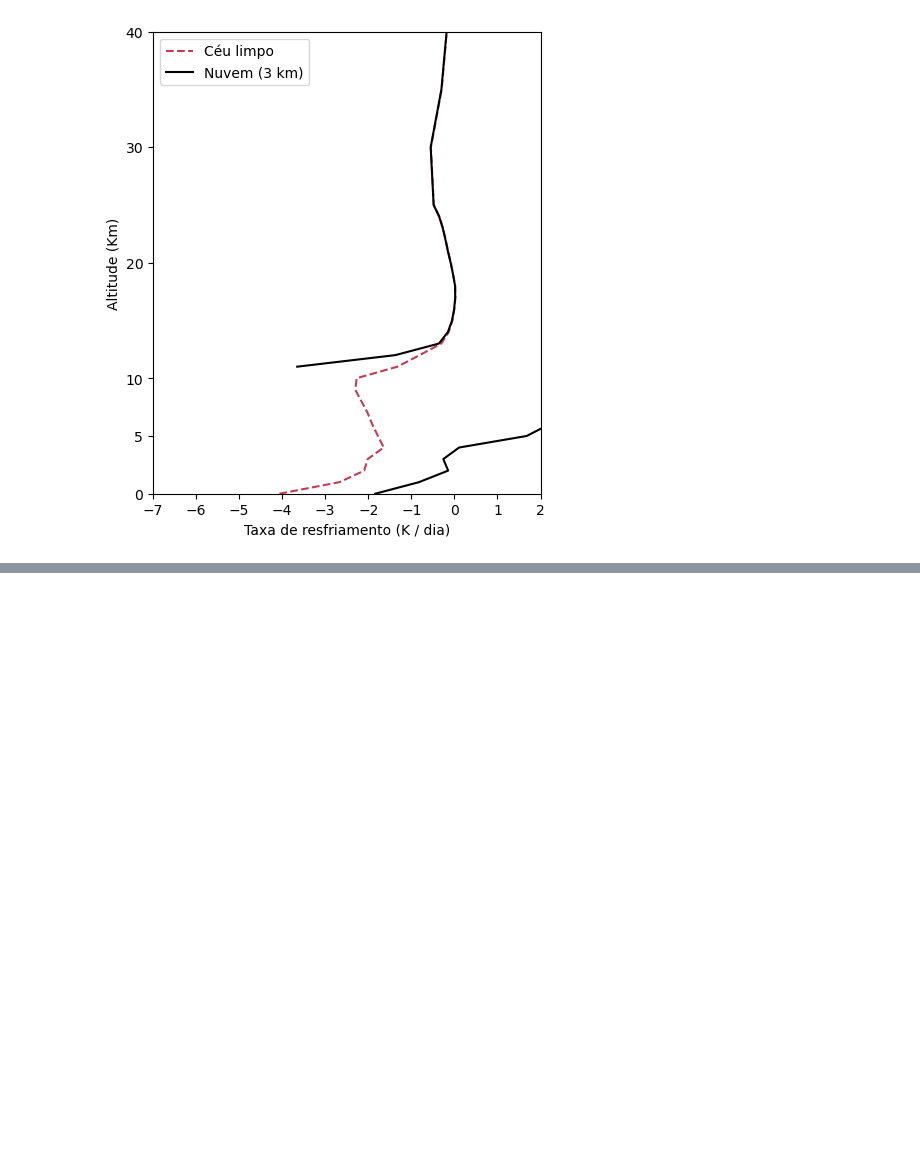
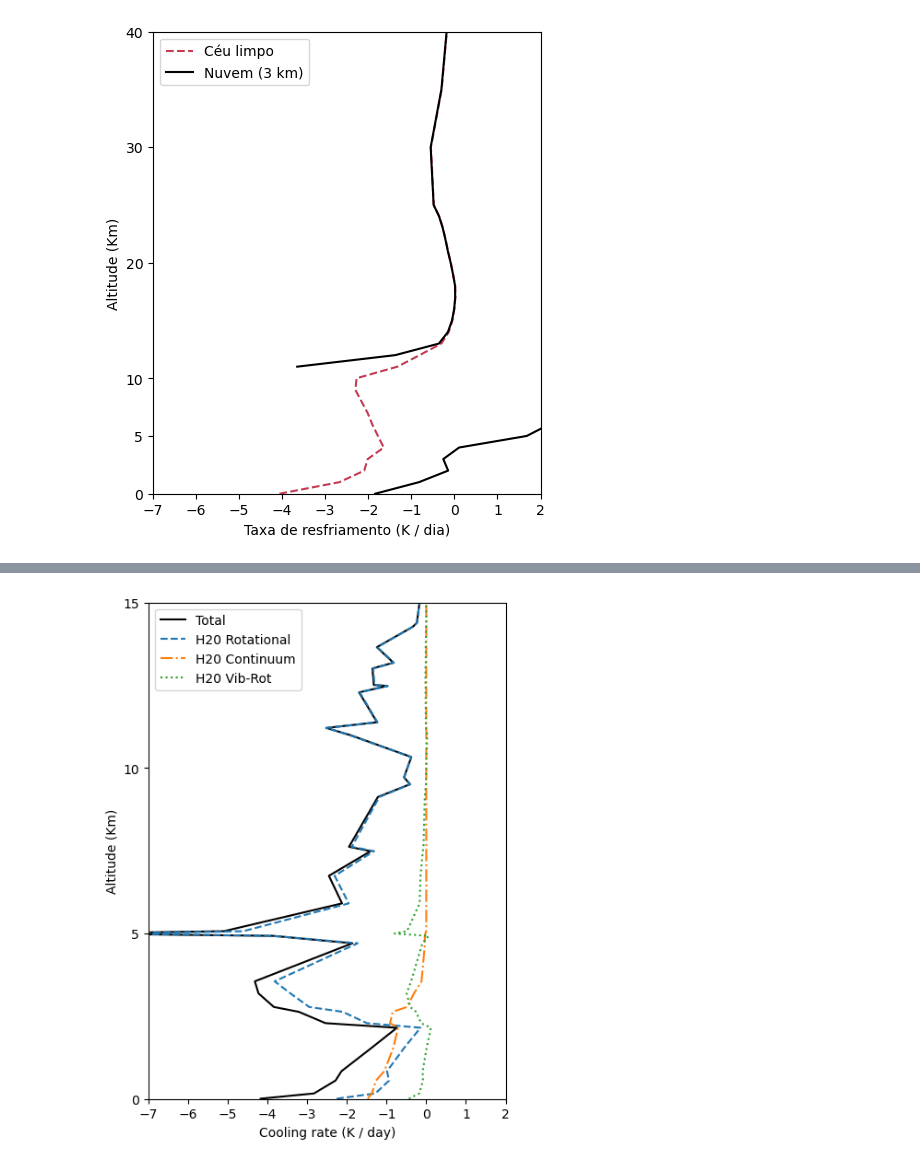
Before and after one commit to Lucas-Me/Rad-PPGM, a Jupyter notebook: exemplo.ipynb, the cells around one changed output, grey strips where cells are left out. Drawn from its saved outputs; the diff is of its cells as text; code cells hidden in the pictures; blank space fills up the shorter version.

```diff
--- a/exemplo.ipynb
+++ b/exemplo.ipynb
@@ -176,0 +211,3 @@ plt.show()
+# %%
+df = read_wyoming_sounding(r".\Dados\sbgl_00z_14oct23.txt")
+df
@@ -176,0 +256,27 @@ plt.show()
+# %%
+fig, ax  = plt.subplots(figsize = (5, 7))
+
+ax.plot(df['cr_nc_all'], df['hght'] * 1e-3, linestyle = 'solid', color = 'k', label = 'Total')
+ax.plot(df['cr_nc_rot'], df['hght'] * 1e-3, linestyle =  'dashed', label = 'H20 Rotational')
+ax.plot(df['cr_nc_cont'], df['hght'] * 1e-3, linestyle = 'dashdot', label = 'H20 Continuum')
+ax.plot(df['cr_nc_vib'], df['hght'] * 1e-3, linestyle = 'dotted', label = 'H20 Vib-Rot')
+
+# Eixo Y
+ax.set_ylim(0, 15)
+ax.set_yticks([0, 5, 10, 15])
+
+# Eixo X
+left, right = ax.get_xlim()
+ax.set_xticks(np.arange(-20, 20, 1))
+ax.set_xlim(-7, 2)
+
+# Textos
+ax.set_ylabel("Altitude (Km)")
+ax.set_xlabel("Cooling rate (K / day)")
+
+# Legenda
+plt.legend()
+
+plt.show()
+# %% [output]
+[figure, added]
```
Also changed, not shown: parts of 9 cells of this notebook, 3 other files.
